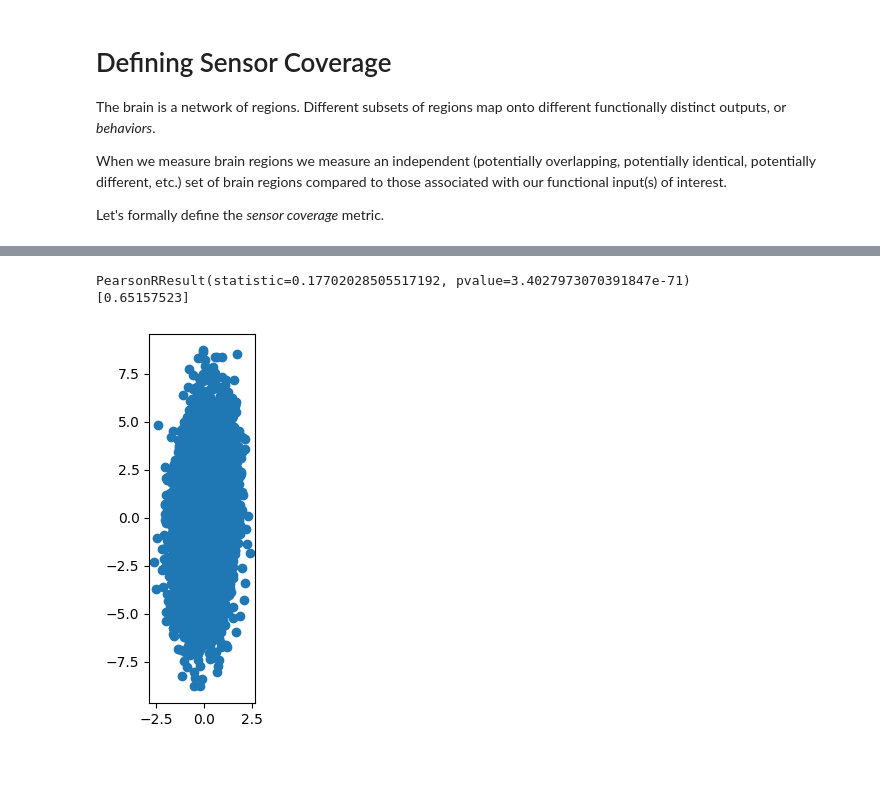
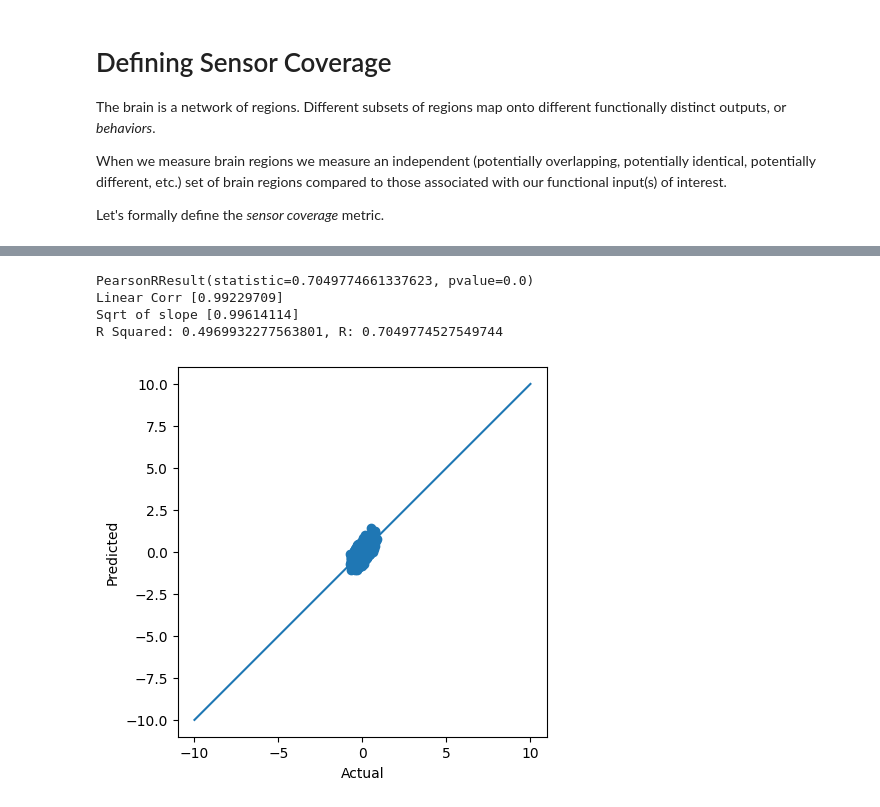
Before and after one commit to virati/DBS_Readouts, a Jupyter notebook: notebooks/A1_coverage.ipynb, the cells around one changed output, grey strips where cells are left out. Saved outputs shown, nothing was run; the diff lists cells and outputs as text; code cells hidden in the pictures; blank space fills up the shorter version.

```diff
--- a/notebooks/A1_coverage.ipynb
+++ b/notebooks/A1_coverage.ipynb
@@ -21,9 +21,9 @@ regions = 10
 basic_system = RO_SYS(B = B, M = M, regions = regions)
 
 basic_system.H = nnp.zeros((basic_system.regions, basic_system.B))
-basic_system.H[4:,:] = 1
+basic_system.H[0:,:] = 1
 basic_system.gamma = nnp.zeros((basic_system.regions, basic_system.M))
-basic_system.gamma[0:5,:] = 0.3
+basic_system.gamma[0:5,:] = 1
 
 
 print(f"Coverage is: {str(basic_system.coverage()[0][0])}")
@@ -32,7 +32,7 @@ Coverage is: 0.2
 # %%
 # we need a signal for the underlying regions
-T = 10000
-X_regions = nnp.random.multivariate_normal(0*np.zeros(regions),nnp.eye(regions), size=(T,))
+T = 10_000
+X_regions = nnp.random.multivariate_normal(0*np.zeros(regions),nnp.eye(regions)/100, size=(T,))
 
 plt.plot(X_regions)
 plt.show()
@@ -74,19 +77,32 @@ R Squared: 0.031336181321014234
 # %%
 X = actual
 Y = predicted
 
 
 fig = plt.figure()
 ax = fig.add_subplot(111)
 
 plt.scatter(X, Y)
+plt.plot([-10,10],[-10,10])
+plt.ylabel('Predicted')
+plt.xlabel('Actual')
+
 ax.set_aspect(aspect='equal')
 print(pearsonr(actual, predicted))
 
 model = sm.OLS(Y,X)
 corr = model.fit()
-print(corr.params)
+print(f"Linear Corr {corr.params}")
+print(f"Sqrt of slope {np.sqrt(corr.params)}")
+
+
+lrmodel = LinearRegression()
+lrmodel.fit(X.reshape(-1,1),Y.reshape(-1,1))
+rsquared = lrmodel.score(X.reshape(-1,1),Y.reshape(-1,1))
+print(f"R Squared: {rsquared}, R: {np.sqrt(rsquared)}")
 # %% [output]
-PearsonRResult(statistic=0.17702028505517192, pvalue=3.4027973070391847e-71)
-[0.65157523]
+PearsonRResult(statistic=0.7049774661337623, pvalue=0.0)
+Linear Corr [0.99229709]
+Sqrt of slope [0.99614114]
+R Squared: 0.4969932277563801, R: 0.7049774527549744
-[figure, old version]
+[figure, new version]
```
Also changed, not shown: parts of 4 cells of this notebook.
